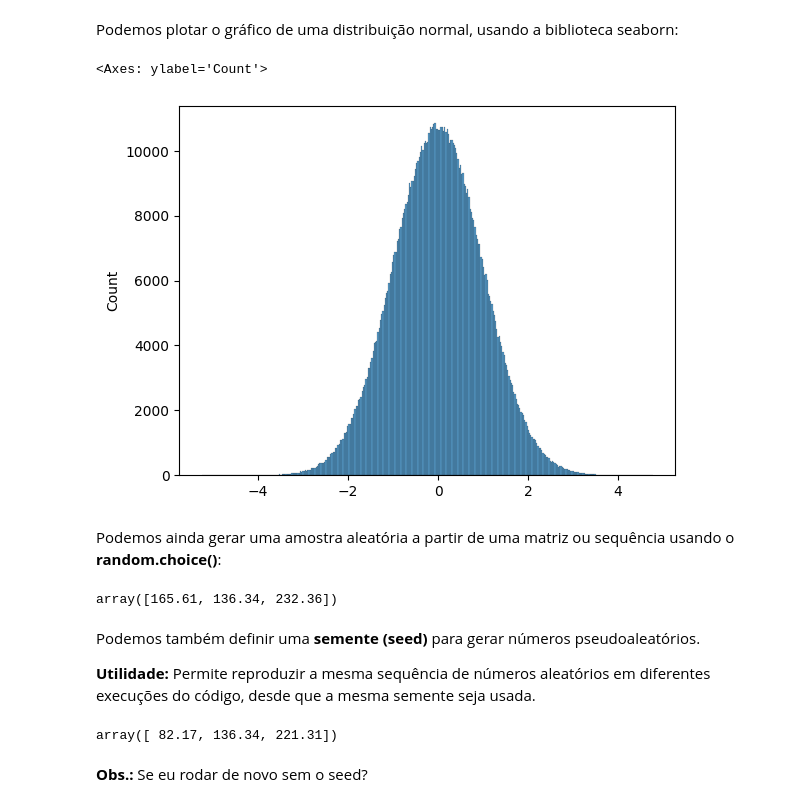
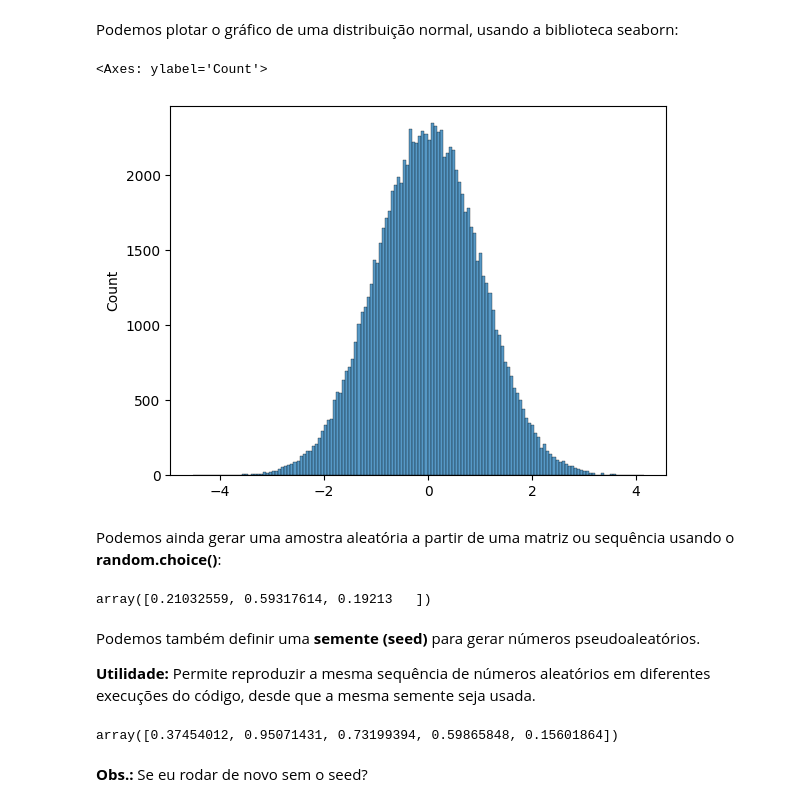
Before and after one commit to allansuzuki/ADA_classes, a Jupyter notebook: DS-PY-Data-Science/DS-PY-004 TÉCNICAS DE PROGRAMAÇÃO I (PY)/Material do Aluno/Aula 2/Aula_02_Numpy_(Parte_1).ipynb, the cells around one changed output. Cells and saved outputs as stored; diff of their text form; code cells hidden in the pictures.

```diff
--- a/DS-PY-Data-Science/DS-PY-004 TÉCNICAS DE PROGRAMAÇÃO I (PY)/Material do Aluno/Aula 2/Aula_02_Numpy_(Parte_1).ipynb
+++ b/DS-PY-Data-Science/DS-PY-004 TÉCNICAS DE PROGRAMAÇÃO I (PY)/Material do Aluno/Aula 2/Aula_02_Numpy_(Parte_1).ipynb
@@ -283,21 +277,20 @@ array([[ 1.33671179,  0.51789913],
 # %% [markdown]
 Podemos plotar o gráfico de uma distribuição normal, usando a biblioteca seaborn:
 # %%
-# plotando distribuição normal com o seaborn
-x = np.random.randn(1000000)
+# plotando distribuições (uniforme e normal) com o seaborn
+x = np.random.normal(0,1,100000)
 sns.histplot(x)
 # %% [output]
 <Axes: ylabel='Count'>
-[figure, old version]
+[figure, new version]
 # %% [markdown]
 Podemos ainda gerar uma amostra aleatória a partir de uma matriz ou sequência usando o **random.choice()**:
 # %%
 #Gerar uma amostra aleatória a partir de um objeto aleatório
-lista_inf = [80.29, 136.34, 222.57, 232.36, 223.91, 221.31, 165.1, 165.61, 82.17, 158.27]
-random_sample = np.random.choice(lista_inf,size=3,replace=False)
+random_sample = np.random.choice(np.random.rand(10),size=3,replace=False)
 random_sample
 # %% [output]
-array([165.61, 136.34, 232.36])
+array([0.21032559, 0.59317614, 0.19213   ])
 # %% [markdown]
 Podemos também definir uma **semente (seed)** para gerar números pseudoaleatórios.
 
@@ -306,9 +299,8 @@ Podemos também definir uma **semente (seed)** para gerar números pseudoaleató
 #Definir a semente para garantir a mesma sequência
 np.random.seed(42)
 #Gerar uma sequência aleatória
-random_sample = np.random.choice(lista_inf,size=3,replace=False)
-random_sample
+np.random.rand(5)
 # %% [output]
-array([ 82.17, 136.34, 221.31])
+array([0.37454012, 0.95071431, 0.73199394, 0.59865848, 0.15601864])
 # %% [markdown]
 **Obs.:** Se eu rodar de novo sem o seed?
```
Also changed, not shown: parts of 93 cells of this notebook.
